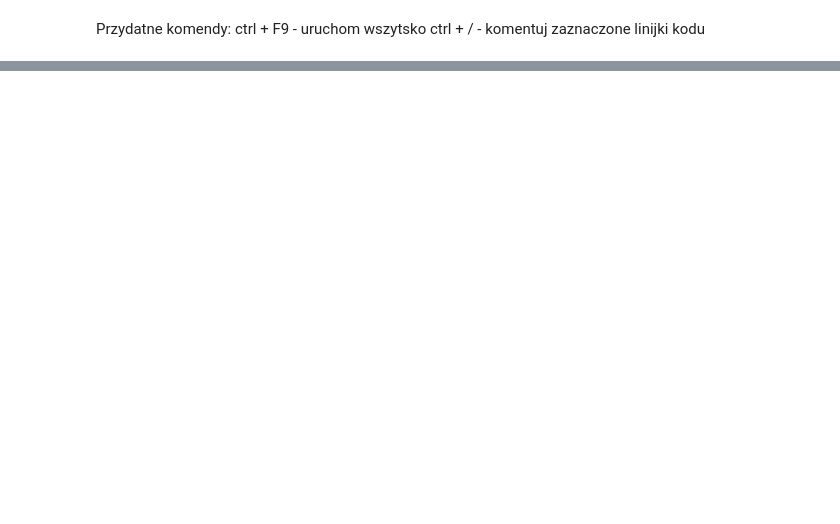
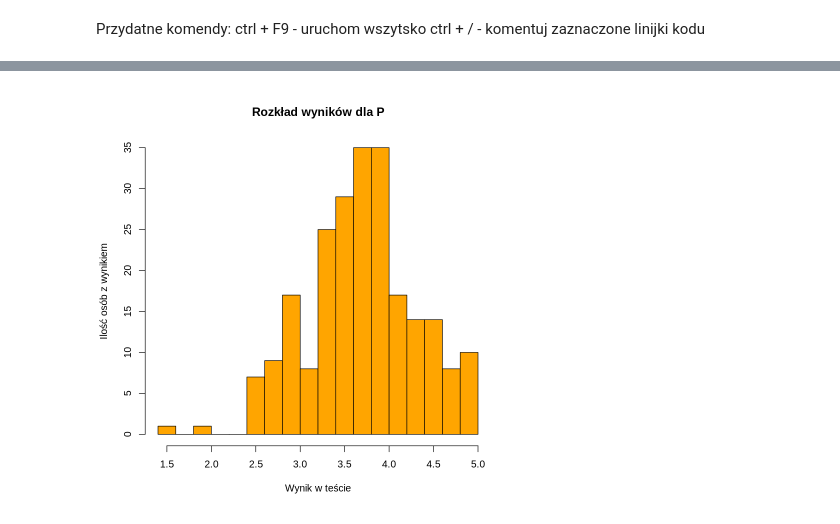
Before and after one commit to PawelSmolinski/Psychometria, a Jupyter notebook: Odpowiedzi.ipynb, the cells around one changed output, grey strips where cells are left out. Drawn from its saved outputs; the diff is of its cells as text; code cells hidden in the pictures; blank space fills up the shorter version.

```diff
--- a/Odpowiedzi.ipynb
+++ b/Odpowiedzi.ipynb
@@ -43,3 +73,0 @@ describe(dane[,1:18])
-# %%
-# Proste rekodowanie
-dane$N2 <- 6 - dane$N2
@@ -49,21 +74,15 @@ which(is.na(dane), arr.ind = TRUE)
-# %%
-# Rekodowanie wartości brakujących
-dane$M3[dane$M3 == 0] <- NA
-dane$N6[dane$N6 == 0] <- NA
-# %%
-# Zaawansowane rekodowanie
-dane <- dane %>%
-  mutate(across(c(N6,N8), ~recode(.,`1` = 5, `2` = 4, `3` = 3, `4` = 2, `5` = 1)))
 # %%
 # Obliczanie wyniku
-dane$makiawelizm <- rowMeans(dane[,1:9], na.rm = TRUE)
-dane$narcyzm <- rowMeans(dane[,10:18], na.rm = TRUE)
+dane$P <- rowMeans(dane[,4:17])
+dane$Q <- rowMeans(dane[,18:30])
 # %%
 # Prosty wykres rozkładu
-hist(dane$makiawelizm, # Nazwa zmiennej
+hist(dane$P, # Nazwa zmiennej
      breaks = 15, # Liczba przedziałów
      col = "orange", # Kolor wypełnienia
      border = "black", # Kolor obramowania
-     main = "Rozkład wyników dla Makiawelizmu", # Tytuł wykresu
+     main = "Rozkład wyników dla P", # Tytuł wykresu
      xlab = "Wynik w teście", # Etykieta osi X
      ylab = "Ilość osób z wynikiem") # Etykieta osi Y
+# %% [output]
+[figure, added]
```
Also changed, not shown: parts of 24 cells of this notebook.
